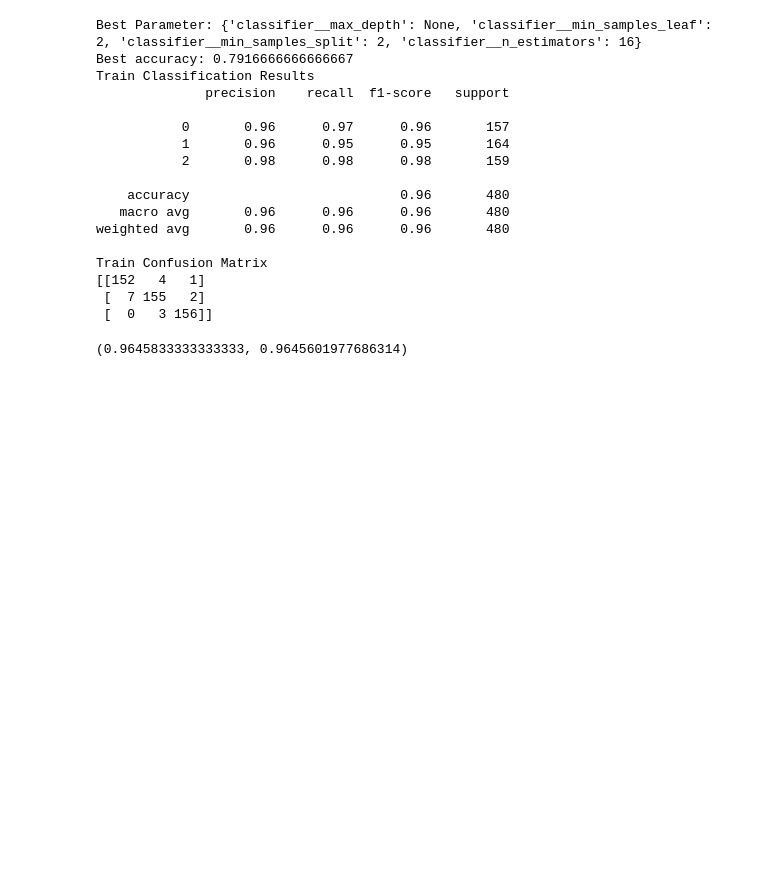
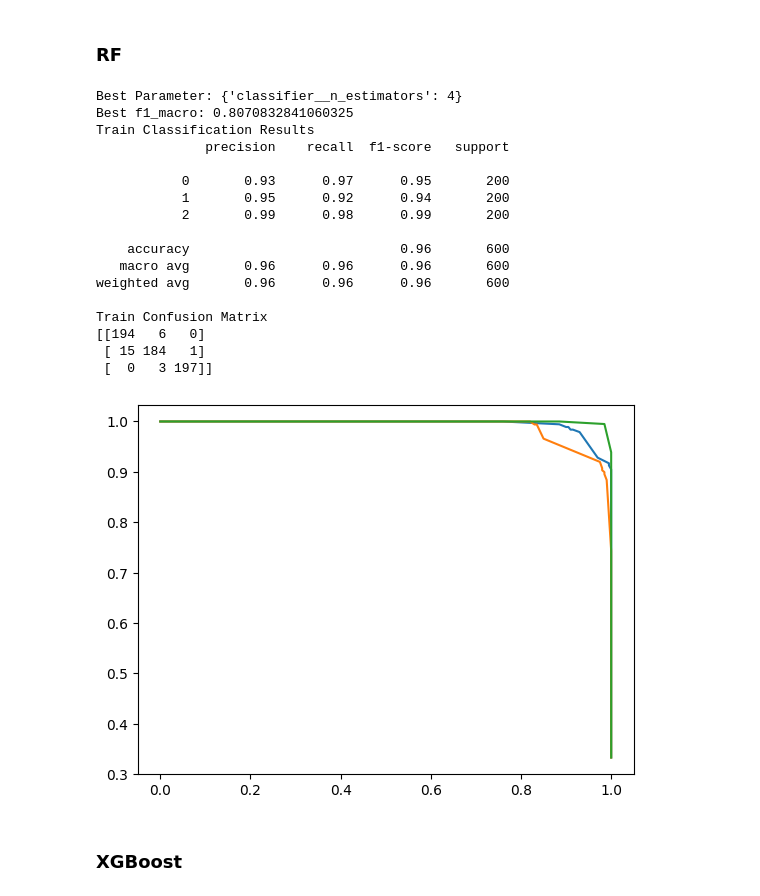
Before and after one commit to dhsiehcode/573_project, a Jupyter notebook: models.ipynb, the cells around one changed output. Cells and saved outputs as stored; diff of their text form; code cells hidden in the pictures; blank space fills up the shorter version.

Commit message:
new models

```diff
--- a/models.ipynb
+++ b/models.ipynb
@@ -69,3 +104,7 @@ Reduced to 12 features
+# %%
+labels = y_train.unique()
+# %% [markdown]
+### RF
 # %%
 # Random Forest
 from sklearn.ensemble import RandomForestClassifier
@@ -73,10 +112,11 @@ pipeline_two = Pipeline([
      ('classifier', RandomForestClassifier())
 ])
 param_grid = {
-    'classifier__n_estimators': [4, 8, 16, 20],
-    'classifier__max_depth': [None, 4, 8, 16],
-    'classifier__min_samples_split': [2, 5, 10],
-    'classifier__min_samples_leaf': [2, 4, 6]
+    #'classifier__n_estimators': [4, 8, 16, 20],
+    #'classifier__max_depth': [None, 4, 8, 16],
+    #'classifier__min_samples_split': [2, 5, 10],
+    #'classifier__min_samples_leaf': [2, 4, 6]
+    'classifier__n_estimators': [4]
 }
 
 def make_model(model,param_grid,scoring,X_train,Y_train):
@@ -84,57 +124,60 @@ def make_model(model,param_grid,scoring,X_train,Y_train):
     grid_search = GridSearchCV(model, param_grid, cv=5, scoring=scoring)
     grid_search.fit(X_train, Y_train)
 
     print("Best Parameter:", grid_search.best_params_)
     print(f"Best {scoring}:", grid_search.best_score_)
 
     return grid_search.best_estimator_
 
 def evaluate_classifier(model,X_train,Y_train,X_test,Y_test):
 
     train_prediction = model.predict(X_train)
-
-    train_accuracy = accuracy_score(Y_train, train_prediction)
-    train_f1 = f1_score(Y_train, model.predict(X_train),average='weighted')
+    train_proba = model.predict_proba(X_train)
 
     print("Train Classification Results")
     print(classification_report(Y_train,train_prediction))
 
     print("Train Confusion Matrix")
     print(confusion_matrix(Y_train, train_prediction))
 
-    #print("------------------------------")
-    #test_prediction = model.predict(X_test)
-    #test_accuracy = accuracy_score(Y_test, test_prediction)
-    #test_f1 = f1_score(Y_test, model.predict(X_test),average='weighted')
+    precision = {}
+    recall = {}
 
-    #print("Test Classification Results")
-    #print(classification_report(Y_test,test_prediction))
+    for i in range(len(labels)):
 
-    return train_accuracy,train_f1
+        precision[i], recall[i], _ = precision_recall_curve(Y_train.to_numpy(), train_proba[:, labels[i]], pos_label=labels[i])
+        plt.plot(recall[i], precision[i], label = f'price bin {labels[i]}')
+
+    plt.xlabel('Recall')
+    plt.ylabel('Precision')
+    plt.legend(loc = 'best')
+    plt.show()
 
 
-model_decision_tree = make_model(pipeline_two,param_grid,'accuracy',X_train,y_train)
+model_decision_tree = make_model(pipeline_two,param_grid,'f1_macro',X_resampled,y_resampled)
 
-evaluate_classifier(model_decision_tree,X_train,y_train,X_test,y_test)
+evaluate_classifier(model_decision_tree,X_resampled,y_resampled,X_test,y_test)
 # %% [output]
-Best Parameter: {'classifier__max_depth': None, 'classifier__min_samples_leaf': 2, 'classifier__min_samples_split': 2, 'classifier__n_estimators': 16}
-Best accuracy: 0.7916666666666667
+Best Parameter: {'classifier__n_estimators': 4}
+Best f1_macro: 0.8070832841060325
 Train Classification Results
               precision    recall  f1-score   support
 
-           0       0.96      0.97      0.96       157
-           1       0.96      0.95      0.95       164
-           2       0.98      0.98      0.98       159
+           0       0.93      0.97      0.95       200
+           1       0.95      0.92      0.94       200
+           2       0.99      0.98      0.99       200
 
-    accuracy                           0.96       480
-   macro avg       0.96      0.96      0.96       480
-weighted avg       0.96      0.96      0.96       480
+    accuracy                           0.96       600
+   macro avg       0.96      0.96      0.96       600
+weighted avg       0.96      0.96      0.96       600
 
 Train Confusion Matrix
-[[152   4   1]
- [  7 155   2]
- [  0   3 156]]
+[[194   6   0]
+ [ 15 184   1]
+ [  0   3 197]]
-(0.9645833333333333, 0.9645601977686314)
+[figure, added]
+# %% [markdown]
+### XGBoost
 # %%
 
 ## XGBoost
```
Also changed, not shown: parts of 11 cells of this notebook.
